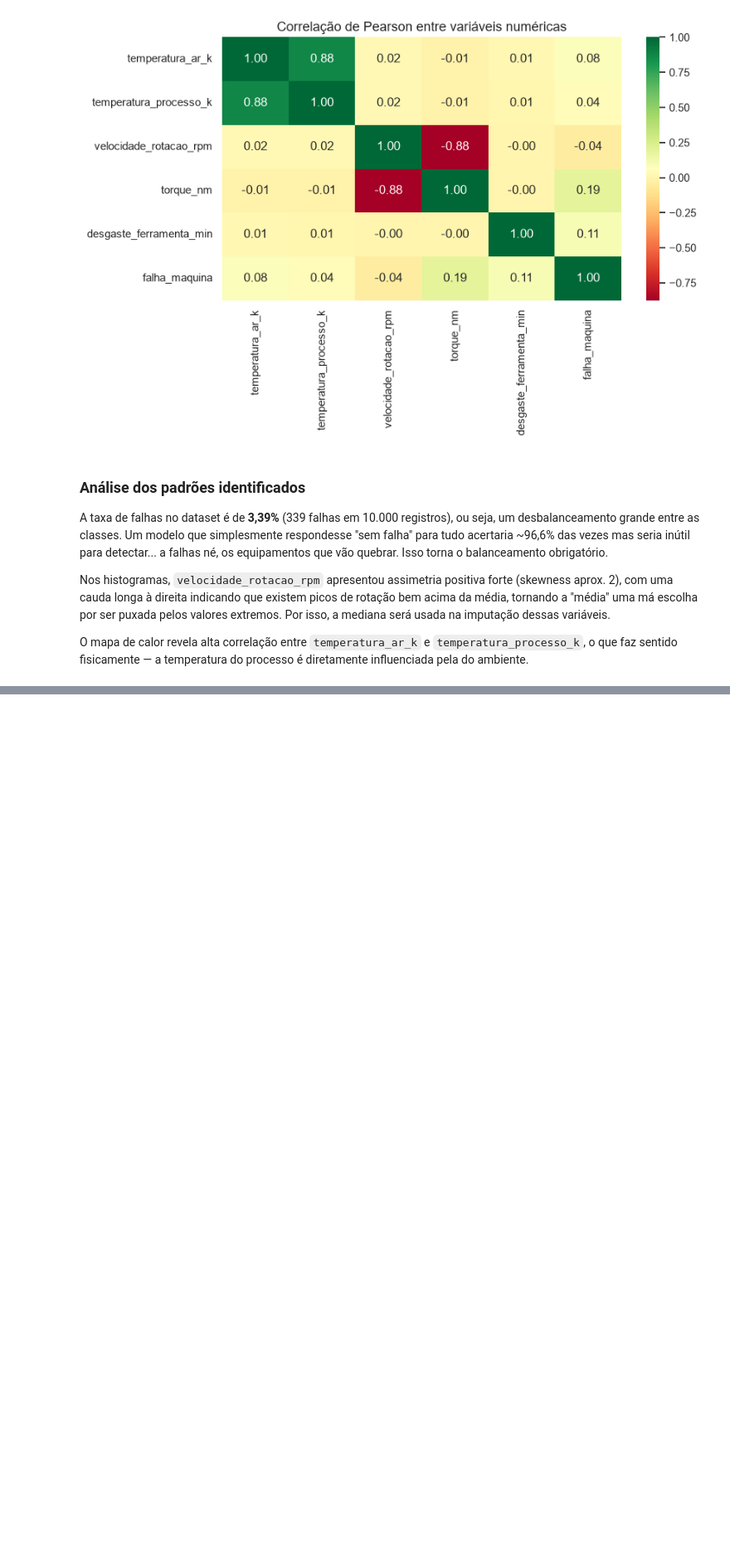
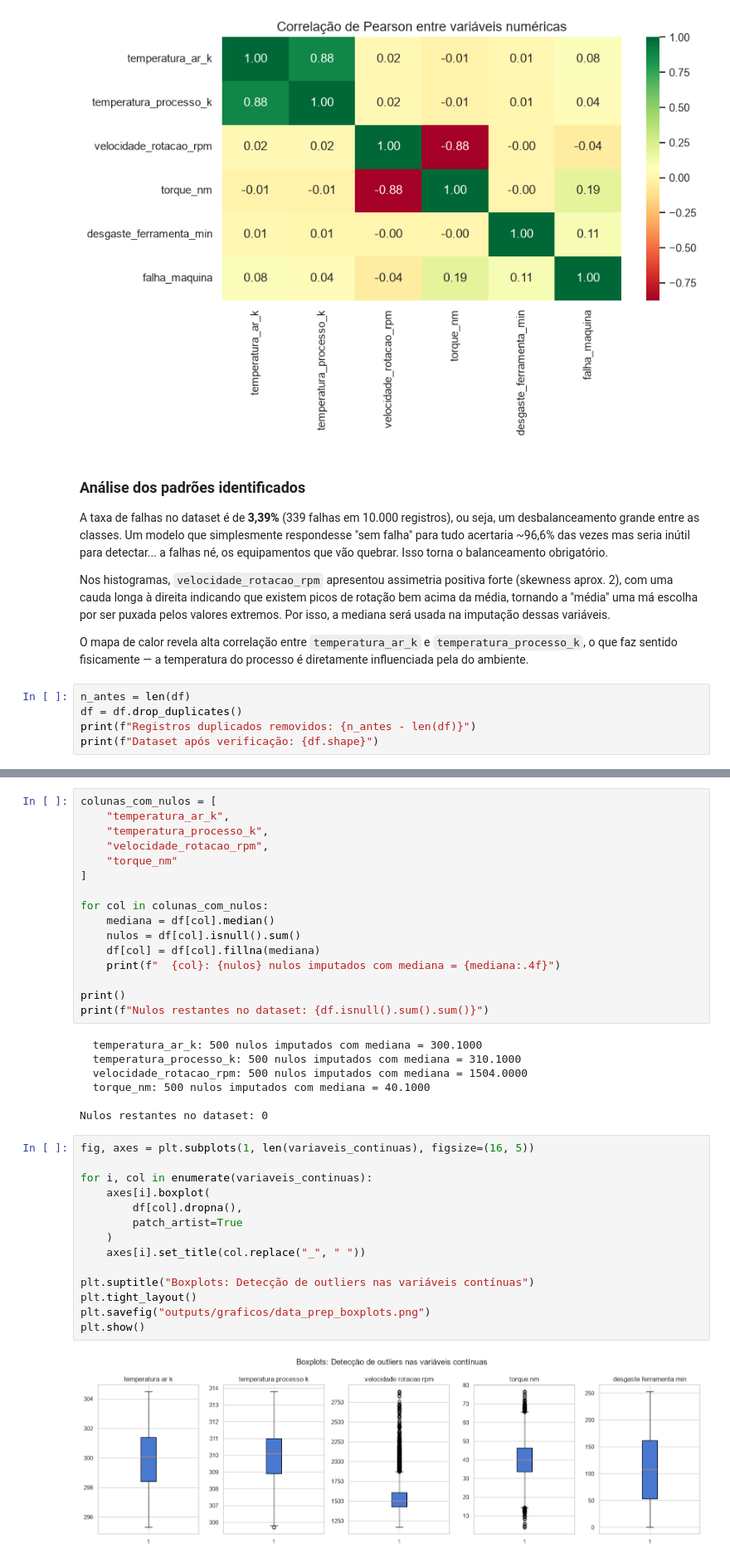
Before and after one commit to zobolidiogo/pipeline_preditiva, a Jupyter notebook: pipeline_preditiva.ipynb, the cells around one changed output, grey strips where cells are left out. Shown at 83% size. Drawn from its saved outputs; the diff is of its cells as text; blank space fills up the shorter version.

```diff
--- a/pipeline_preditiva.ipynb
+++ b/pipeline_preditiva.ipynb
@@ -147,3 +147,8 @@ A taxa de falhas no dataset é de **3,39%** (339 falhas em 10.000 registros), ou
 Nos histogramas, `velocidade_rotacao_rpm` apresentou assimetria positiva forte (skewness aprox. 2), com uma cauda longa à direita indicando que existem picos de rotação bem acima da média, tornando a "média" uma má escolha por ser puxada pelos valores extremos. Por isso, a mediana será usada na imputação dessas variáveis.
 
 O mapa de calor revela alta correlação entre `temperatura_ar_k` e `temperatura_processo_k`, o que faz sentido fisicamente — a temperatura do processo é diretamente influenciada pela do ambiente.
+# %%
+n_antes = len(df)
+df = df.drop_duplicates()
+print(f"Registros duplicados removidos: {n_antes - len(df)}")
+print(f"Dataset após verificação: {df.shape}")
@@ -149,0 +182,39 @@ O mapa de calor revela alta correlação entre `temperatura_ar_k` e `temperatura
+# %%
+colunas_com_nulos = [
+    "temperatura_ar_k",
+    "temperatura_processo_k",
+    "velocidade_rotacao_rpm",
+    "torque_nm"
+]
+
+for col in colunas_com_nulos:
+    mediana = df[col].median()
+    nulos = df[col].isnull().sum()
+    df[col] = df[col].fillna(mediana)
+    print(f"  {col}: {nulos} nulos imputados com mediana = {mediana:.4f}")
+
+print()
+print(f"Nulos restantes no dataset: {df.isnull().sum().sum()}")
+# %% [output]
+  temperatura_ar_k: 500 nulos imputados com mediana = 300.1000
+  temperatura_processo_k: 500 nulos imputados com mediana = 310.1000
+  velocidade_rotacao_rpm: 500 nulos imputados com mediana = 1504.0000
+  torque_nm: 500 nulos imputados com mediana = 40.1000
+
+Nulos restantes no dataset: 0
+# %%
+fig, axes = plt.subplots(1, len(variaveis_continuas), figsize=(16, 5))
+
+for i, col in enumerate(variaveis_continuas):
+    axes[i].boxplot(
+        df[col].dropna(),
+        patch_artist=True
+    )
+    axes[i].set_title(col.replace("_", " "))
+
+plt.suptitle("Boxplots: Detecção de outliers nas variáveis contínuas")
+plt.tight_layout()
+plt.savefig("outputs/graficos/data_prep_boxplots.png")
+plt.show()
+# %% [output]
+[figure, added]
```
Also changed, not shown: parts of 2 cells of this notebook, 1 other file.
